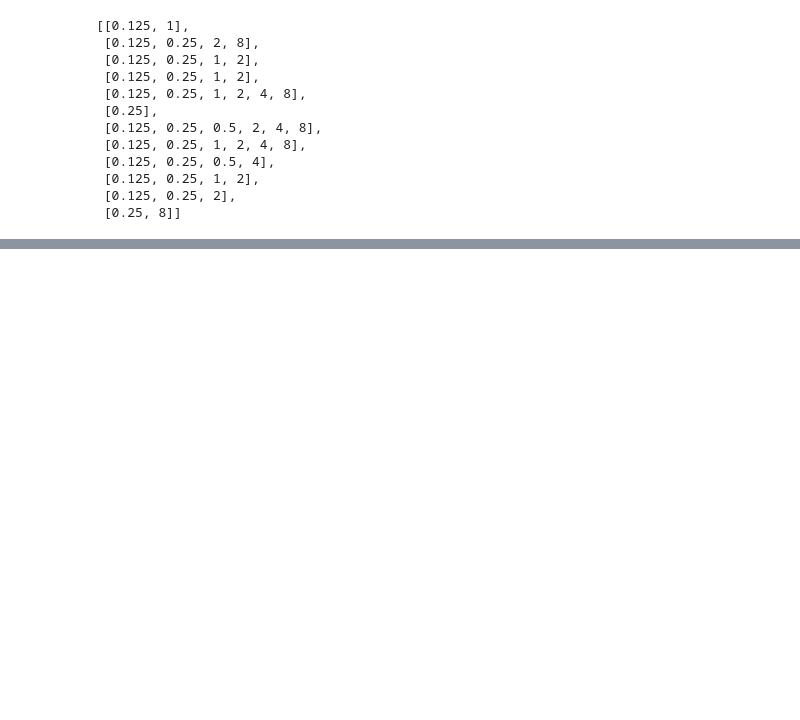
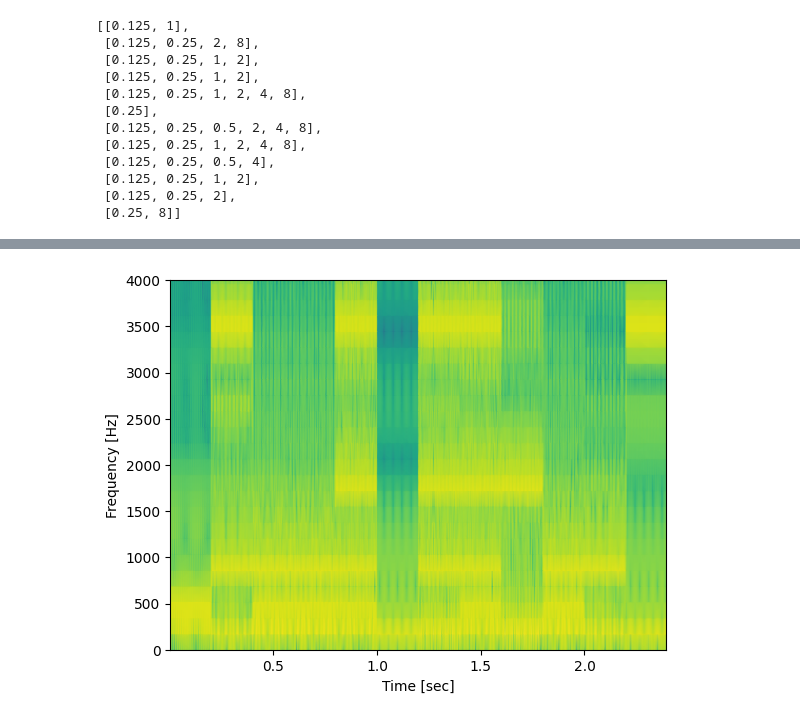
Before and after one commit to swo/modem, a Jupyter notebook: eda.ipynb, the cells around one changed output, grey strips where cells are left out. Cells and saved outputs as stored; diff of their text form; code cells hidden in the pictures; blank space fills up the shorter version.

```diff
--- a/eda.ipynb
+++ b/eda.ipynb
@@ -56,0 +79,9 @@ play_tone(
+# %%
+f, t, Sxx = scipy.signal.spectrogram(wf, fs=sampling_freq)
+plt.pcolormesh(t, f, np.log(Sxx), shading='gouraud')
+plt.ylabel('Frequency [Hz]')
+plt.xlabel('Time [sec]')
+plt.ylim(0, 4000)
+plt.show()
+# %% [output]
+[figure, added]
```
Also changed, not shown: parts of 11 cells of this notebook, 4 other files.
